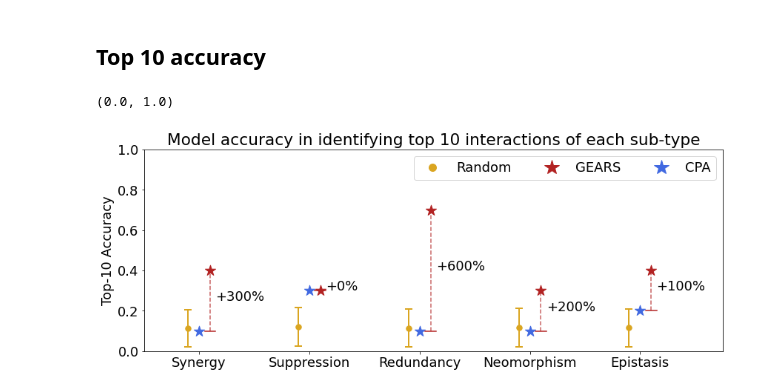
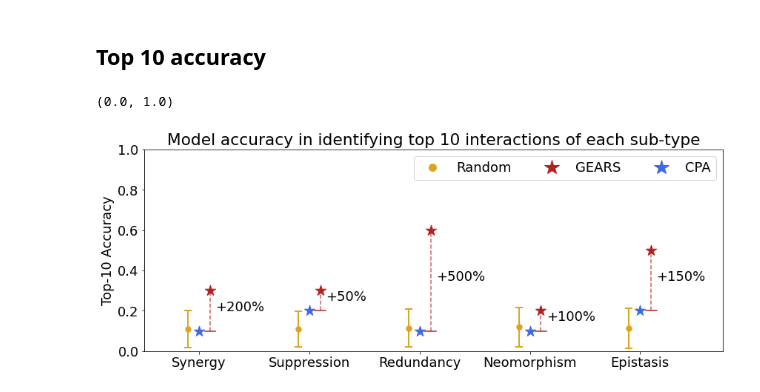
Before and after one commit to yhr91/GEARS_misc, a Jupyter notebook: paper/Fig4c.ipynb, the cells around one changed output. Saved outputs shown, nothing was run; the diff lists cells and outputs as text; code cells hidden in the pictures.

Commit message:
updated figure 4

```diff
--- a/paper/Fig4c.ipynb
+++ b/paper/Fig4c.ipynb
@@ -58,6 +55,7 @@ dict_ = {}
 dict_['cpa'] = {}
 dict_['pertnet'] = {}
 dict_['naive'] = {}
+dict_['gears'] = {}
 dfs = {}
 # %%
 for metric in [('eq_contr', 'epistasis'), ('corr_fit', 'neomorphic'),
@@ -437,7 +281,7 @@ k = 10
 num_samples=1000
 dict_ = {}
 dict_['cpa'] = {}
-dict_['pertnet'] = {}
+dict_['gears'] = {}
 dict_['naive'] = {}
 dfs = {}
 
@@ -445,11 +289,13 @@ for metric in [('eq_contr', 'epistasis', 'min'), ('corr_fit', 'neomorphic', 'min
                ('dcor', 'redundant', 'max'),('mag','suppressor', 'min'),
                ('mag','synergy', 'max')]:
 
+    cpa_names = glob.glob('/dfs/user/yhr/CPA_orig/compert/GI_subtypes_out/rep4/*.npy')
     p,t,p_names,t_names = get_t_p_seen2(metric[0], cpa_names, return_names=True)
     dict_['cpa'][metric[1]] = get_topk_acc(p, t, p_names, t_names,  min_max=metric[2], k=k)
 
-    p,t,p_names,t_names = get_t_p_seen2(metric[0], crossgene_names, return_names=True)
-    dict_['pertnet'][metric[1]] = get_topk_acc(p, t, p_names, t_names,  min_max=metric[2], k=k)
+    all_res_path = './model_ckpt/GI/all_GI_values_seed2.npy'
+    p,t,p_names,t_names = get_t_p_seen2_gears(metric[0], all_res_path, return_names=True)
+    dict_['gears'][metric[1]] = get_topk_acc(p, t, p_names, t_names,  min_max=metric[2], k=k)
 
     dict_['naive'][metric[1]] = []
     p,t,p_names,t_names = get_t_p_seen2_naive(metric[0], naive_names[0], return_names=True)
@@ -481,12 +327,12 @@ for it, k in enumerate(keys):
     box = plt.errorbar(it+1-0.1, np.mean(naive_values[it]), capsize=5,
                        elinewidth=2,markeredgewidth=2,
                        yerr=np.std(naive_values[it]), color='goldenrod')
-    plt.scatter(it+1+0.1, top_10_acc['pertnet'][k], marker='*',
+    plt.scatter(it+1+0.1, top_10_acc['gears'][k], marker='*',
                 s=220, color='firebrick')
 
     # Annotation
     line_bot = top_10_acc['cpa'][k]
-    line_top = top_10_acc['pertnet'][k]
+    line_top = top_10_acc['gears'][k]
     text_pos = (line_bot + line_top)/2
     improve = (line_top-line_bot)/line_bot * 100
     plt.plot([it+1+0.1,it+1+0.1],[line_bot,line_top], color='firebrick',
@@ -494,33 +340,33 @@ for it, k in enumerate(keys):
     plt.annotate('+{0:.0f}%'.format(improve),(it+1.15, text_pos))
     plt.plot([it+1.05,it+1.15],[line_bot,line_bot], color='firebrick')
     plt.scatter(it+1, top_10_acc['cpa'][k], marker='*',
                 s=220, color='royalblue')
 
 plt.ylim([-0.1,1])
 plt.ylabel('Top-10 Accuracy')
 
 yellow_dot = plt.Line2D((0,1),(0,0), color='goldenrod', marker='.',
                        markersize=20, linestyle='', label='Random')
 red_star = plt.Line2D((0,1),(0,0), color='firebrick', marker='*',
                        markersize=20, linestyle='', label='GEARS')
 blue_star = plt.Line2D((0,1),(0,0), color='royalblue', marker='*',markersize=20,
                        linestyle='', label='CPA')
 
 if legend:
     plt.legend(handles=[yellow_dot, red_star, blue_star],
                bbox_to_anchor=(1.0, 1.0), ncol=3)
 
 plt.title('Model accuracy in identifying top 10 interactions of each sub-type')
 _ = plt.xticks(np.arange(1,it+2), keys_)
 #plt.xlabel('Genetic Interaction Type')
 
 #_ = plt.xticks(np.arange(1,it+2), ['']*len(keys_))
 
 
 plt.xlim([0.5,it+1.75])
 plt.ylim([0,1.0])
 # %% [output]
 (0.0, 1.0)
-[figure, old version]
+[figure, new version]
 # %%
 cg_seen2_df = pd.DataFrame(get_all_pr_scores(crossgene_names, seen=2))
```
Also changed, not shown: parts of 10 cells of this notebook.
